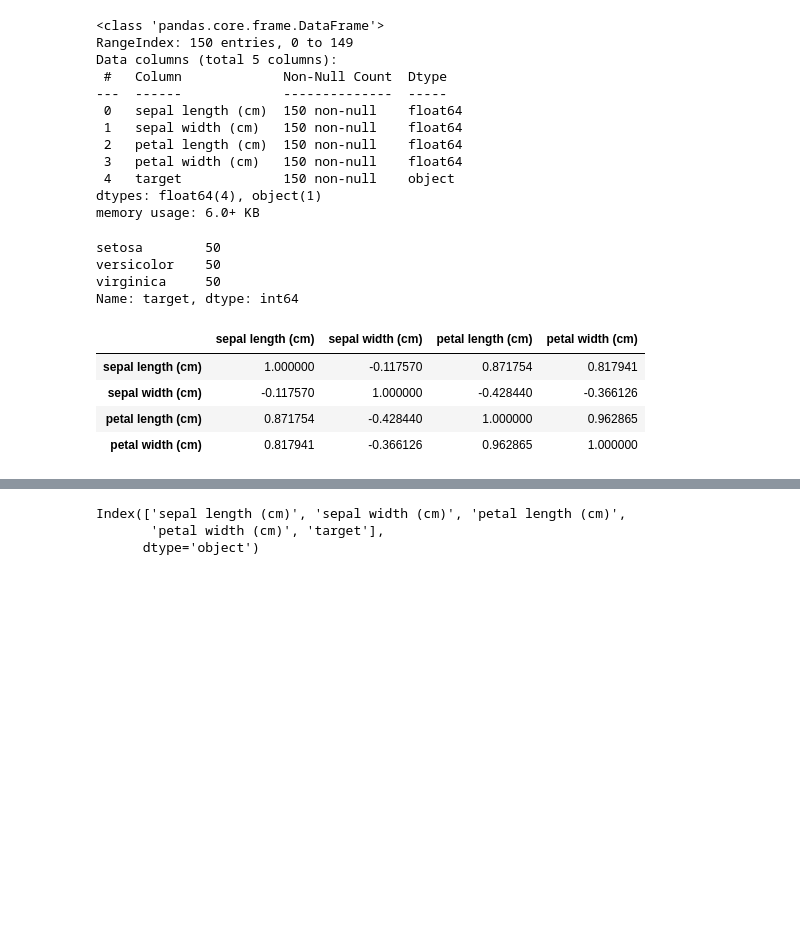
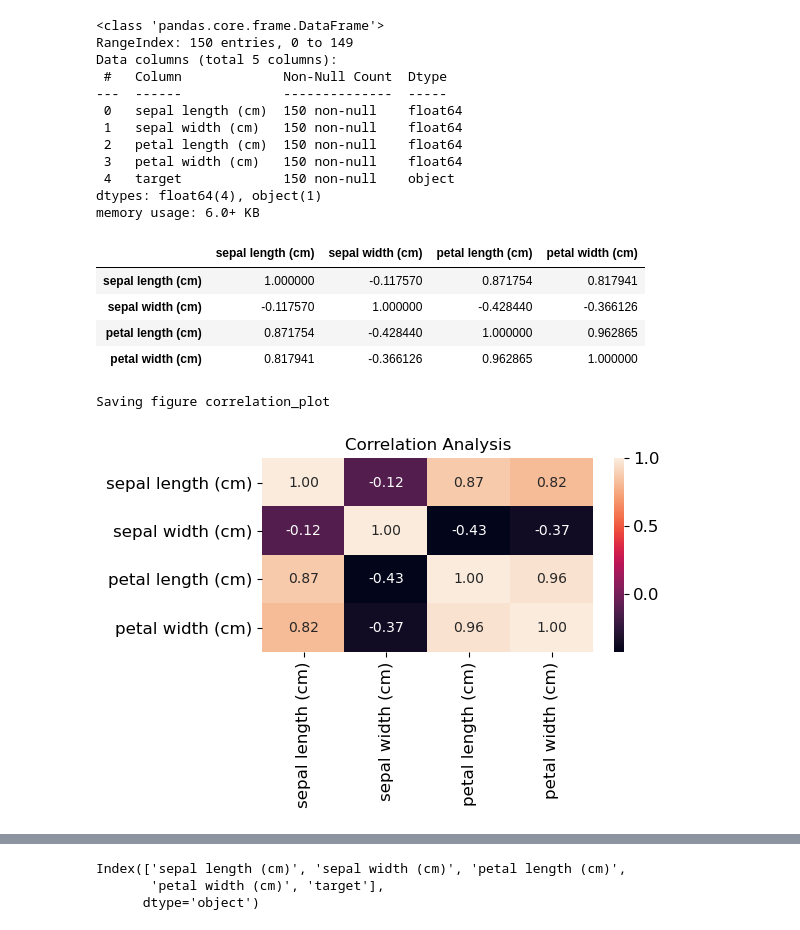
Before and after one commit to dhimantj/ML-Projects, a Jupyter notebook: 3_SUPPORT VECTOR MACHINES/SVM - Iris Data .ipynb, the cells around one changed output, grey strips where cells are left out. Saved outputs shown, nothing was run; the diff lists cells and outputs as text; code cells hidden in the pictures; blank space fills up the shorter version.

```diff
--- a/3_SUPPORT VECTOR MACHINES/SVM - Iris Data .ipynb
+++ b/3_SUPPORT VECTOR MACHINES/SVM - Iris Data .ipynb
@@ -195,13 +200,6 @@ Data columns (total 5 columns):
  4   target             150 non-null    object
 dtypes: float64(4), object(1)
 memory usage: 6.0+ KB
-# %%
-dfiris["target"].value_counts()
-# %% [output]
-setosa        50
-versicolor    50
-virginica     50
-Name: target, dtype: int64
 # %%
 dfiris.corr()
 # %% [output]
@@ -210,5 +208,17 @@ dfiris.corr()
 | sepal width (cm) | -0.117570 | 1.000000 | -0.428440 | -0.366126 |
 | petal length (cm) | 0.871754 | -0.428440 | 1.000000 | 0.962865 |
 | petal width (cm) | 0.817941 | -0.366126 | 0.962865 | 1.000000 |
+# %%
+corr = dfiris.corr()
+#mask = np.triu(np.ones_like(corr,dtype = bool))
+
+plt.figure(dpi=100)
+plt.title('Correlation Analysis')
+sns.heatmap(corr,annot=True,lw=0,linecolor='white',fmt = "0.2f")
+
+save_fig("correlation_plot")
+# %% [output]
+Saving figure correlation_plot
+[figure, added]
 # %%
 sns.pairplot(dfiris, hue = 'target', palette = 'Dark2')
```
Also changed, not shown: parts of 39 cells of this notebook, 7 other files.
